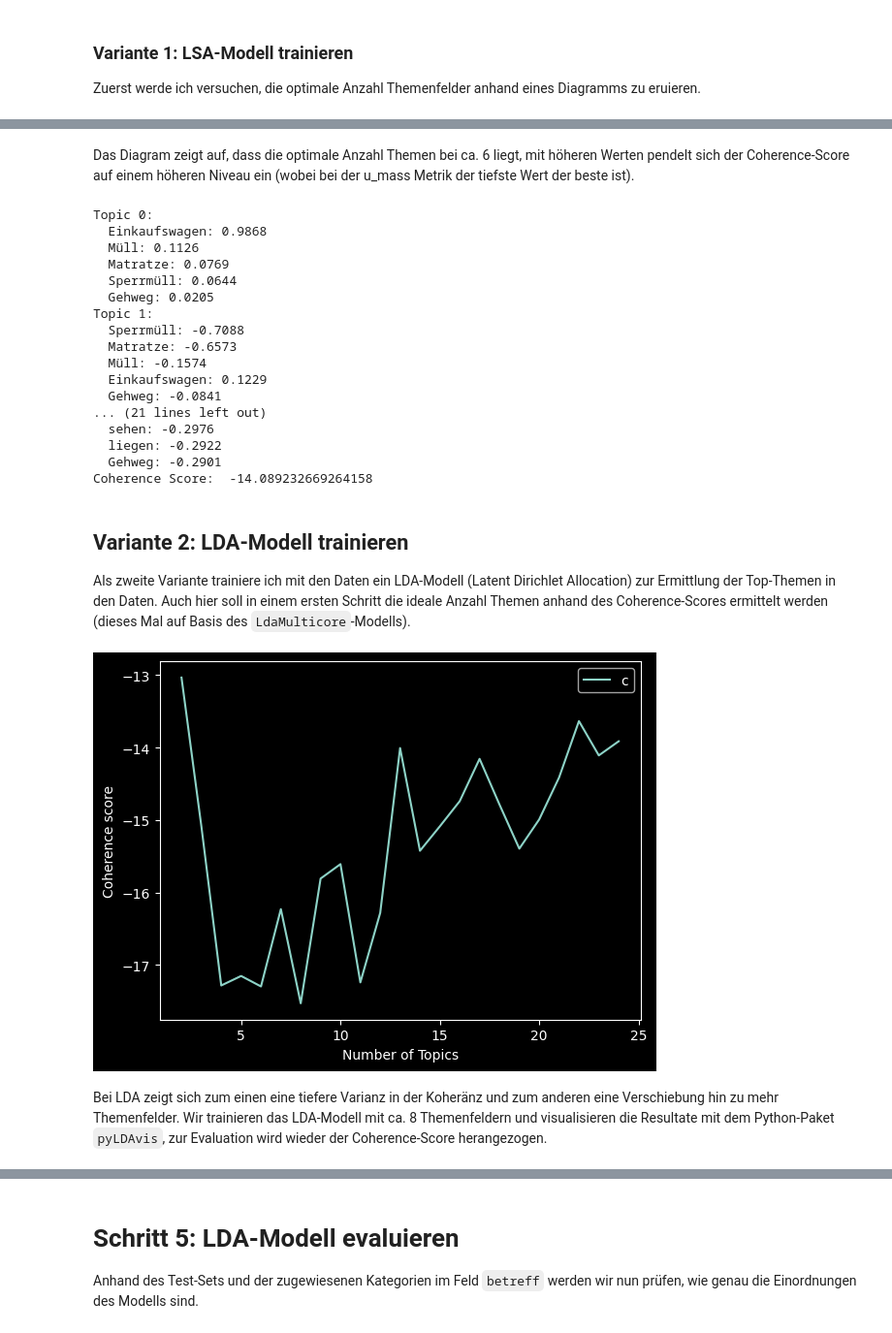
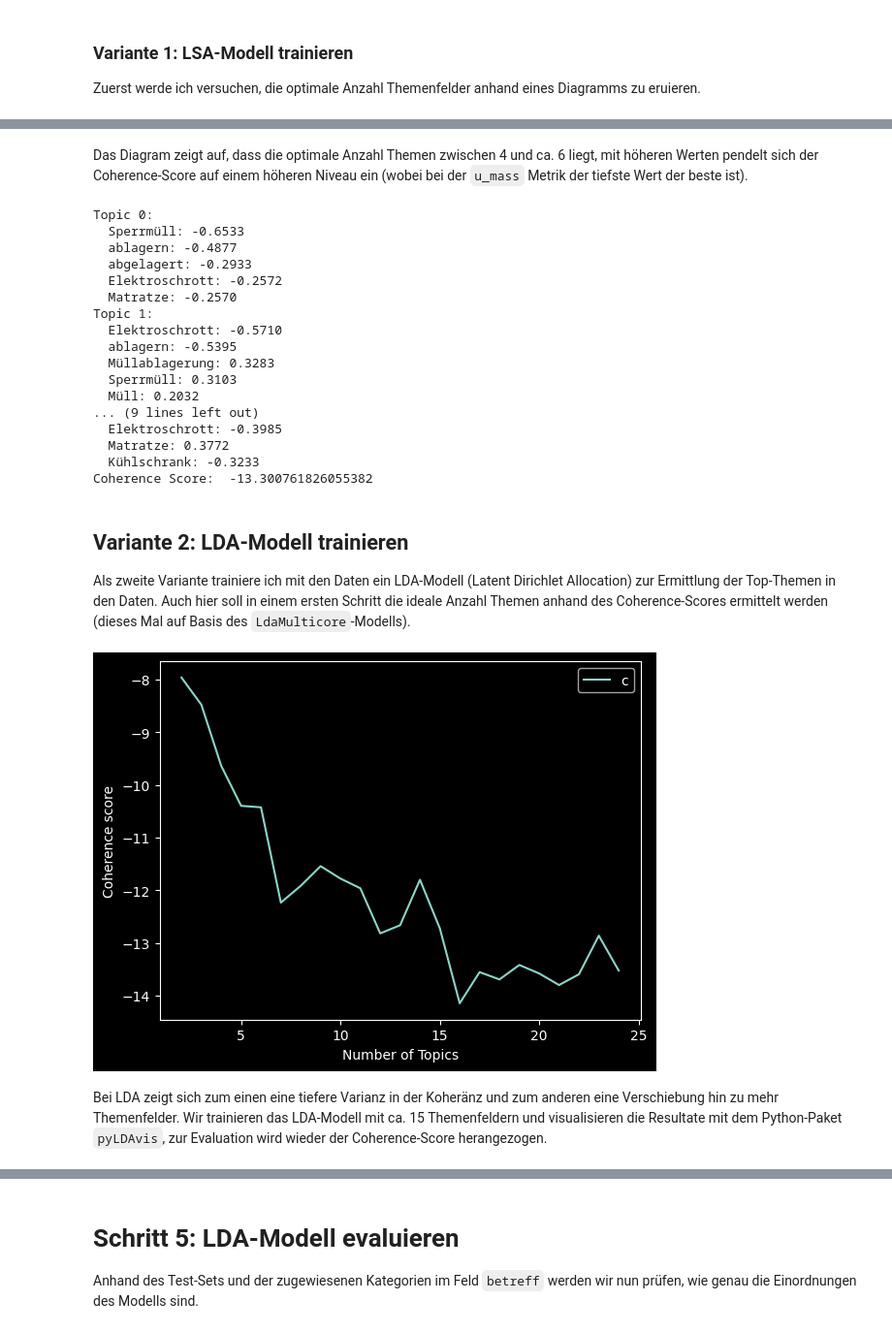
Before and after one commit to schaermu/DLBDSEDE02-Notebook, a Jupyter notebook: src/aufgabe1.ipynb, the cells around one changed output, grey strips where cells are left out. Shown at 97% size. Drawn from its saved outputs; the diff is of its cells as text; code cells hidden in the pictures.

```diff
--- a/src/aufgabe1.ipynb
+++ b/src/aufgabe1.ipynb
@@ -102,15 +103,21 @@ from sklearn.model_selection import train_test_split
 import spacy
 
 
-def get_cleaned_data(df: pd.DataFrame, nlp: spacy.language.Language):
-    # only use sachverhalt for processing
-    texts = df.sachverhalt.astype(str).to_list()
+def get_cleaned_data(df: pd.DataFrame, nlp: spacy.language.Language, use_bigrams=True, prepend_betreff=False):
+    if prepend_betreff:
+        texts = df.betreff.astype(str) + ' ' + df.sachverhalt.astype(str)
+    else:
+        texts = df.sachverhalt.astype(str).to_list()
+
     token_ = [text.split(" ") for text in texts]
 
     # create bigrams
-    bigram = gensim.models.Phrases(token_, min_count=5, threshold=100)
-    bigram_mod = gensim.models.phrases.Phraser(bigram)
-    text_bigrams = [bigram_mod[sentence] for sentence in token_]
+    if use_bigrams:
+        bigram = gensim.models.Phrases(token_, min_count=5, threshold=100)
+        bigram_mod = gensim.models.phrases.Phraser(bigram)
+        text_bigrams = [bigram_mod[sentence] for sentence in token_]
+    else:
+        text_bigrams = token_
 
     # construct training tuple
     df_tuple = zip(
@@ -126,8 +133,8 @@ def get_cleaned_data(df: pd.DataFrame, nlp: spacy.language.Language):
     return extract_spacy_tokens(docs)
 
 
-def run_text_pipeline(df: pd.DataFrame, nlp: spacy.language.Language):
-    tidy_df = get_cleaned_data(df, nlp)
+def run_text_pipeline(df: pd.DataFrame, nlp: spacy.language.Language, use_bigrams=True, prepend_betreff=False):
+    tidy_df = get_cleaned_data(df, nlp, use_bigrams=use_bigrams, prepend_betreff=prepend_betreff)
 
     return (
         tidy_df.loc[
@@ -152,7 +159,7 @@ train_data, test_data = train_test_split(dataset, test_size=0.10, random_state=2
 
 # define spacy pipeline
 nlp = spacy.load(
-    "de_core_news_lg",
+    "de_core_news_md",
     disable=[
         "textcat",
         "transformer",
@@ -167,14 +174,10 @@ for sw in ["None", "wöchentliche_Regelmeldung", "Wöchentliche_Regelmeldung", "
     nlp.Defaults.stop_words.add(sw)
     nlp.vocab[sw].is_stop = True
 
-#tidy_df = get_cleaned_data(test_data, nlp)
-#tidy_df.loc[tidy_df.msg_id == 4950335]
+# cleanup sets
+training_set = run_text_pipeline(train_data, nlp, prepend_betreff=True)
+test_set = run_text_pipeline(test_data, nlp, prepend_betreff=True)
 
-# cleanup sets
-training_set = run_text_pipeline(train_data, nlp)
-test_set = run_text_pipeline(test_data, nlp)
-
-training_set.shape, test_set.shape
 training_set.head(20)
 # %% [output]
 msg_id
@@ -256,7 +259,7 @@ plot_coherence_graph(coherence_values, start, stop, step)
 # %% [markdown]
-Das Diagram zeigt auf, dass die optimale Anzahl Themen bei ca. 6 liegt, mit höheren Werten pendelt sich der Coherence-Score auf einem höheren Niveau ein (wobei bei der u_mass Metrik der tiefste Wert der beste ist).
+Das Diagram zeigt auf, dass die optimale Anzahl Themen zwischen 4 und ca. 6 liegt, mit höheren Werten pendelt sich der Coherence-Score auf einem höheren Niveau ein (wobei bei der `u_mass` Metrik der tiefste Wert der beste ist).
 # %%
-num_topics = 6
+num_topics = 4
 
 lsi_model = LsiModel(lsa_corpus, num_topics=num_topics, id2word=lsa_dict)
 topics = get_specific_topics(lsi_model)
@@ -274,47 +277,46 @@ coherence_lsa = coherence_model_lsa.get_coherence()
 print("Coherence Score: ", coherence_lsa)
 # %% [output]
 Topic 0:
-  Einkaufswagen: 0.9868
-  Müll: 0.1126
-  Matratze: 0.0769
-  Sperrmüll: 0.0644
-  Gehweg: 0.0205
+  Sperrmüll: -0.6533
+  ablagern: -0.4877
+  abgelagert: -0.2933
+  Elektroschrott: -0.2572
+  Matratze: -0.2570
 Topic 1:
-  Sperrmüll: -0.7088
-  Matratze: -0.6573
-  Müll: -0.1574
-  Einkaufswagen: 0.1229
-  Gehweg: -0.0841
-... (21 lines left out)
-  sehen: -0.2976
-  liegen: -0.2922
-  Gehweg: -0.2901
-Coherence Score:  -14.089232669264158
+  Elektroschrott: -0.5710
+  ablagern: -0.5395
+  Müllablagerung: 0.3283
+  Sperrmüll: 0.3103
+  Müll: 0.2032
+... (9 lines left out)
+  Elektroschrott: -0.3985
+  Matratze: 0.3772
+  Kühlschrank: -0.3233
+Coherence Score:  -13.300761826055382
 # %% [markdown]
 ## Variante 2: LDA-Modell trainieren
 Als zweite Variante trainiere ich mit den Daten ein LDA-Modell (Latent Dirichlet Allocation) zur Ermittlung der Top-Themen in den Daten. Auch hier soll in einem ersten Schritt die ideale Anzahl Themen anhand des Coherence-Scores ermittelt werden (dieses Mal auf Basis des `LdaMulticore`-Modells).
 # %%
 import gensim
 
 lda_dict = gensim.corpora.Dictionary(training_set.values)
 lda_tfidf = TfidfModel(dictionary=lsa_dict, smartirs='ntc')
 lda_corpus = [lda_tfidf[lda_dict.doc2bow(doc)] for doc in training_set.values]
 
 start, stop, step = 2, 25, 1
 _, coherence_values = compute_coherence_values(
     dict=lda_dict,
     corpus=lda_corpus,
     model_type="lda",
     training_set=training_set,
     coherence="u_mass",
-    alpha="symmetric", eta=None,
     start=start, stop=stop, step=step
 )
 plot_coherence_graph(coherence_values, start, stop, step)
 # %% [output]
-[figure, old version]
+[figure, new version]
 # %% [markdown]
-Bei LDA zeigt sich zum einen eine tiefere Varianz in der Koheränz und zum anderen eine Verschiebung hin zu mehr Themenfelder. Wir trainieren das LDA-Modell mit ca. 8 Themenfeldern und visualisieren die Resultate mit dem Python-Paket `pyLDAvis`, zur Evaluation wird wieder der Coherence-Score herangezogen.
+Bei LDA zeigt sich zum einen eine tiefere Varianz in der Koheränz und zum anderen eine Verschiebung hin zu mehr Themenfelder. Wir trainieren das LDA-Modell mit ca. 15 Themenfeldern und visualisieren die Resultate mit dem Python-Paket `pyLDAvis`, zur Evaluation wird wieder der Coherence-Score herangezogen.
 # %%
 from gensim.models import CoherenceModel, LdaMulticore
 import pyLDAvis.gensim_models
```
Also changed, not shown: parts of 11 cells of this notebook, 1 other file.
